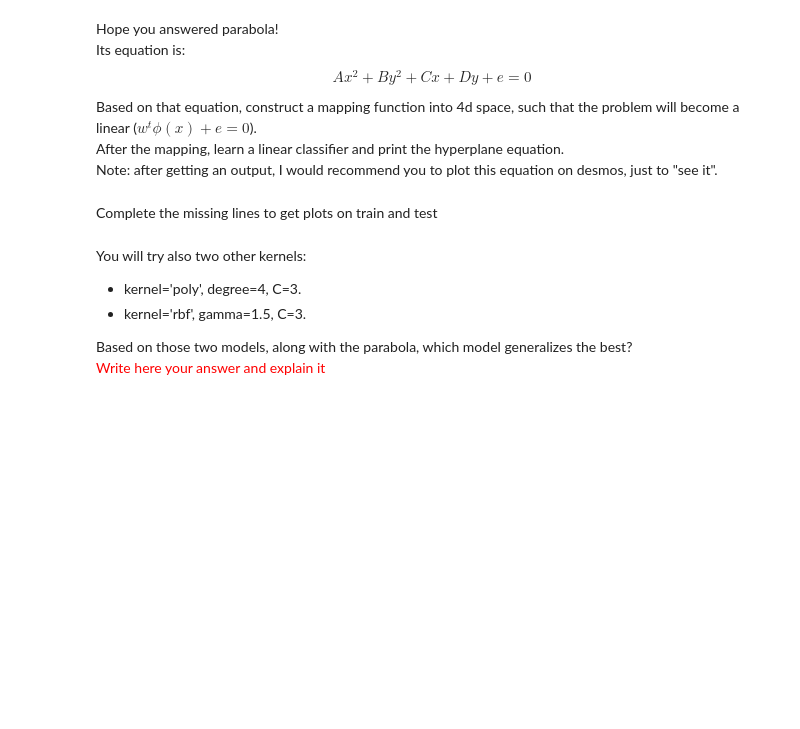
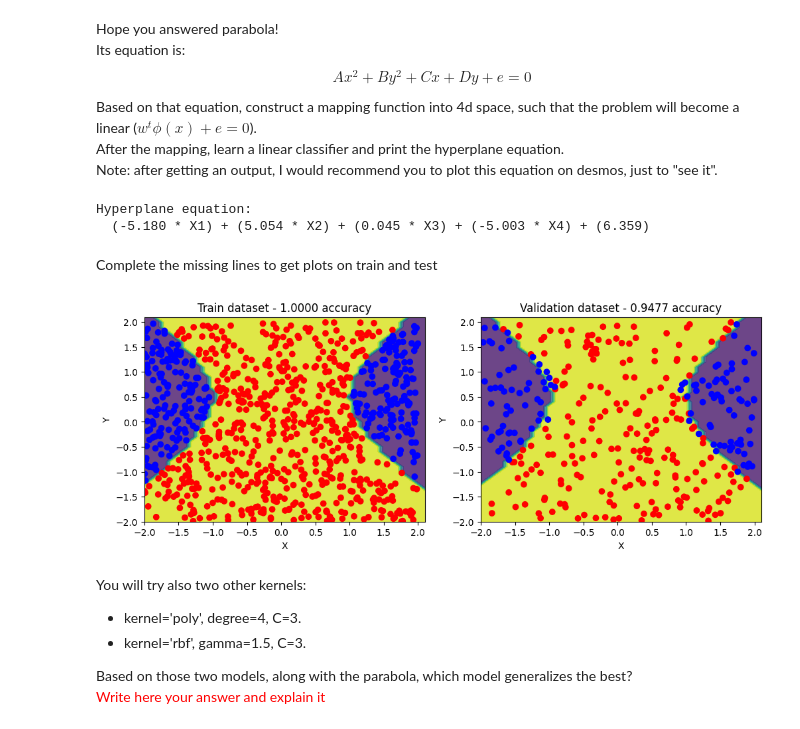
Before and after one commit to aseel1/Machine-learning, a Jupyter notebook: HW2.ipynb, the cells around one changed output. Cells and saved outputs as stored; diff of their text form; code cells hidden in the pictures; blank space fills up the shorter version.

```diff
--- a/HW2.ipynb
+++ b/HW2.ipynb
@@ -482,7 +560,14 @@ Based on that equation, construct a mapping function into 4d space, such that th
 After the mapping, learn a linear classifier and print the hyperplane equation.<br/>
 Note: after getting an output, I would recommend you to plot this equation on desmos, just to "see it".
 # %%
-new_features = # Implement here
+# Define the mapping function
+def map_features(X):
+    X1 = X[:, 0]
+    X2 = X[:, 1]
+    return np.array([X1**2, X2**2, X1, X2]).T
+
+# Map the features to the 4D space
+new_features = map_features(X_train)
 
 model = SVC(kernel='linear', C=3)
 model.fit(new_features, y_train)
@@ -499,41 +584,47 @@ equation = " + ".join(equation_parts) + f" + ({intercept[0]:.3f})"
 
 print("Hyperplane equation:")
 print(f"  {equation}")
+# %% [output]
+Hyperplane equation:
+  (-5.180 * X1) + (5.054 * X2) + (0.045 * X3) + (-5.003 * X4) + (6.359)
 # %% [markdown]
 Complete the missing lines to get plots on train and test
 # %%
-train_features = # Implement here
-train_preds = # Implement here
-train_acc = # Implement here
 
-val_features = # Implement here
-val_preds = # Implement here
-val_acc = # Implement here
+train_features = map_features(X_train)
+train_preds = model.predict(train_features)
+train_acc = np.mean(train_preds == y_train)
+
+val_features = map_features(X_val)
+val_preds = model.predict(val_features)
+val_acc = np.mean(val_preds == y_val)
 
 xx, yy = np.meshgrid(np.arange(-2, 2.2, 0.1), np.arange(-2, 2.2, 0.1))
 data = np.c_[xx.ravel(), yy.ravel()]
 
-new_features = # Implement here the new features construction on 'data'
-Z = # Implement here the predictions of data into 2 classes, using w, b you found
+new_features = map_features(data)
+Z = model.predict(new_features)
 Z = Z.reshape(xx.shape)
 
 fig, axs = plt.subplots(1, 2, figsize=(12, 4))
 
 # Plot the training data on the first subplot
 axs[0].contourf(xx, yy, Z, alpha=0.8)
 scatter1 = axs[0].scatter(X_train[:, 0], X_train[:, 1], c=y_train, cmap='bwr')
 axs[0].set_xlabel('X')
 axs[0].set_ylabel('Y')
 axs[0].set_title(f'Train dataset - {train_acc:.4f} accuracy')
 
 # Plot the validation data on the second subplot
 axs[1].contourf(xx, yy, Z, alpha=0.8)
 scatter2 = axs[1].scatter(X_val[:, 0], X_val[:, 1], c=y_val, cmap='bwr')
 axs[1].set_xlabel('X')
 axs[1].set_ylabel('Y')
 axs[1].set_title(f'Validation dataset - {val_acc:.4f} accuracy')
 
 plt.show()
+# %% [output]
+[figure, added]
 # %% [markdown]
 You will try also two other kernels:
   - kernel='poly', degree=4, C=3.
```
Also changed, not shown: parts of 18 cells of this notebook, 1 other file.
